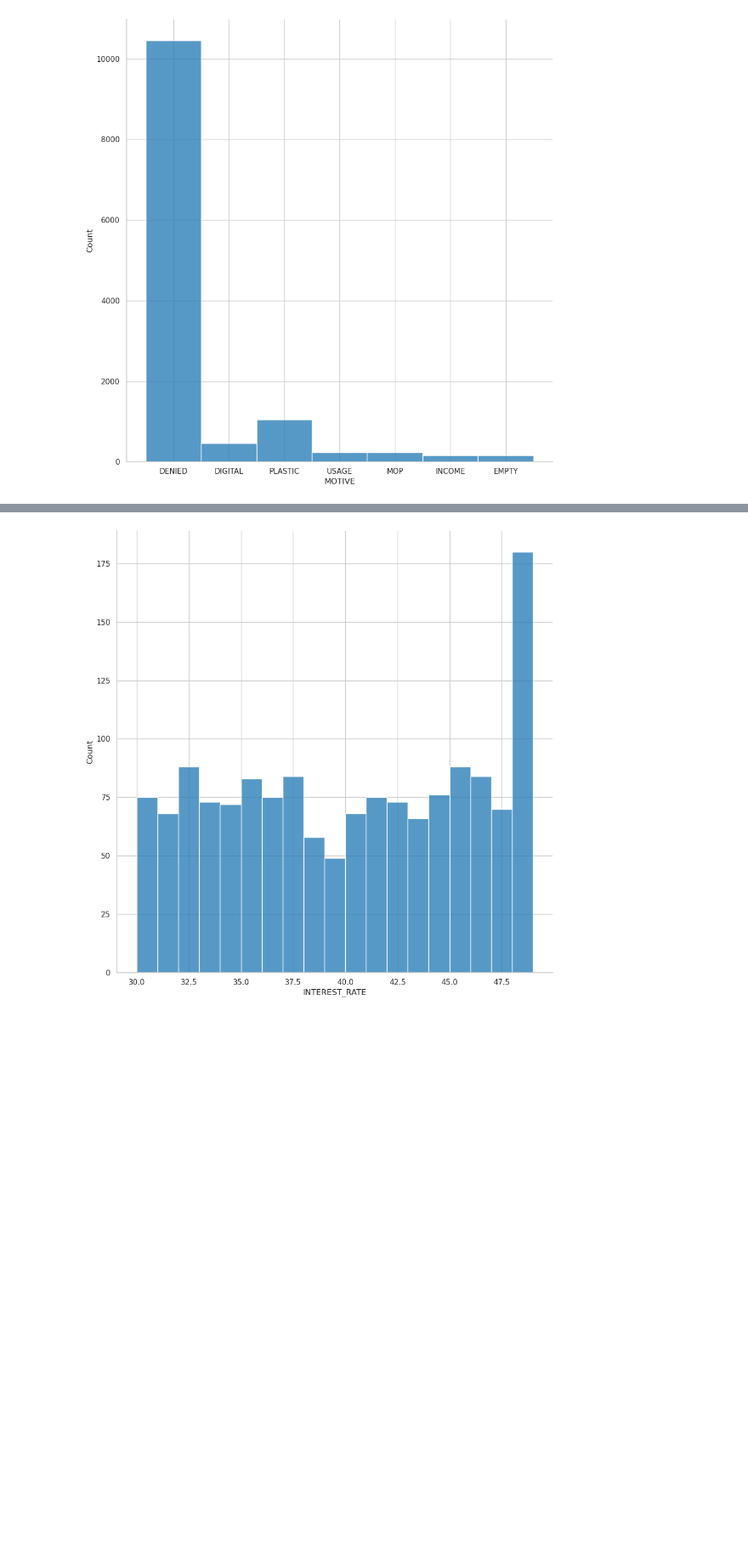
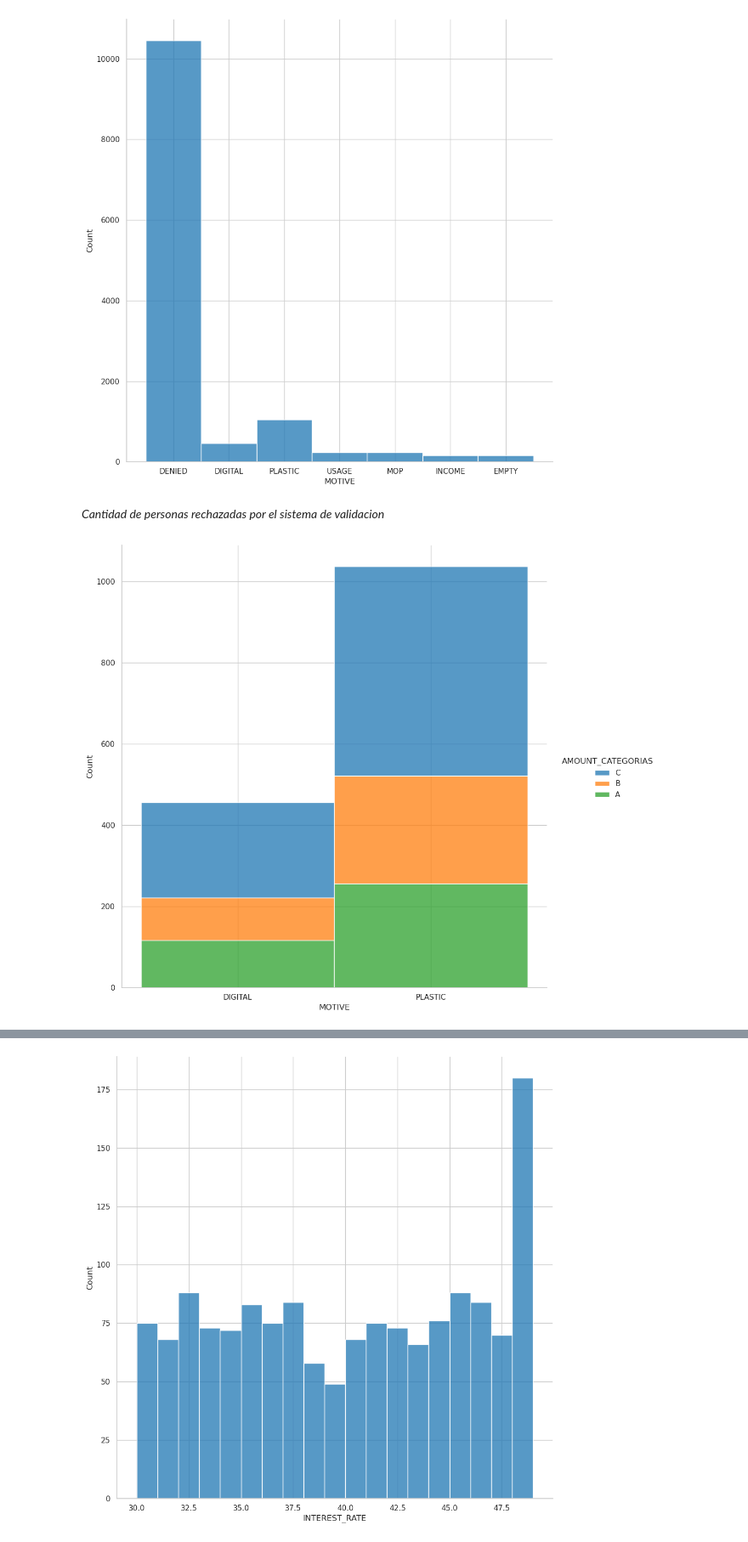
Before and after one commit to AstinSeverino/BI_analyst, a Jupyter notebook: BI_analyst/notebooks/main.ipynb, the cells around one changed output, grey strips where cells are left out. Shown at 85% size. Saved outputs shown, nothing was run; the diff lists cells and outputs as text; code cells hidden in the pictures; blank space fills up the shorter version.

```diff
--- a/BI_analyst/notebooks/main.ipynb
+++ b/BI_analyst/notebooks/main.ipynb
@@ -243,0 +247,16 @@ sns.displot(
+# %%
+q0_amount = df.AMOUNT[df.AMOUNT>1].quantile(0)-1
+q50_amount = df.AMOUNT[df.AMOUNT>1].quantile(0.50)
+q75_amount = df.AMOUNT[df.AMOUNT>1].quantile(0.75)
+q1_amount = df.AMOUNT[df.AMOUNT>1].quantile(1)+1
+amount_column = df[df.AMOUNT>1]
+# amount_column
+# %%
+amount_column['AMOUNT_CATEGORIAS'] = pd.cut(
+    amount_column['AMOUNT'],bins=[
+q0_amount,
+q50_amount,
+q75_amount,
+q1_amount],
+labels=['C','B','A']
+    )
@@ -252,3 +277,16 @@ sns.displot(
 );
 # %% [output]
 [figure]
+# %% [markdown]
+*Cantidad de personas rechazadas por el sistema de validacion*
+# %%
+sns.displot(
+    data= amount_column,
+    x= 'MOTIVE',
+    height=10,
+    hue= 'AMOUNT_CATEGORIAS',
+    multiple='stack'
+
+);
+# %% [output]
+[figure, added]
```
Also changed, not shown: parts of 42 cells of this notebook, 2 other files.
